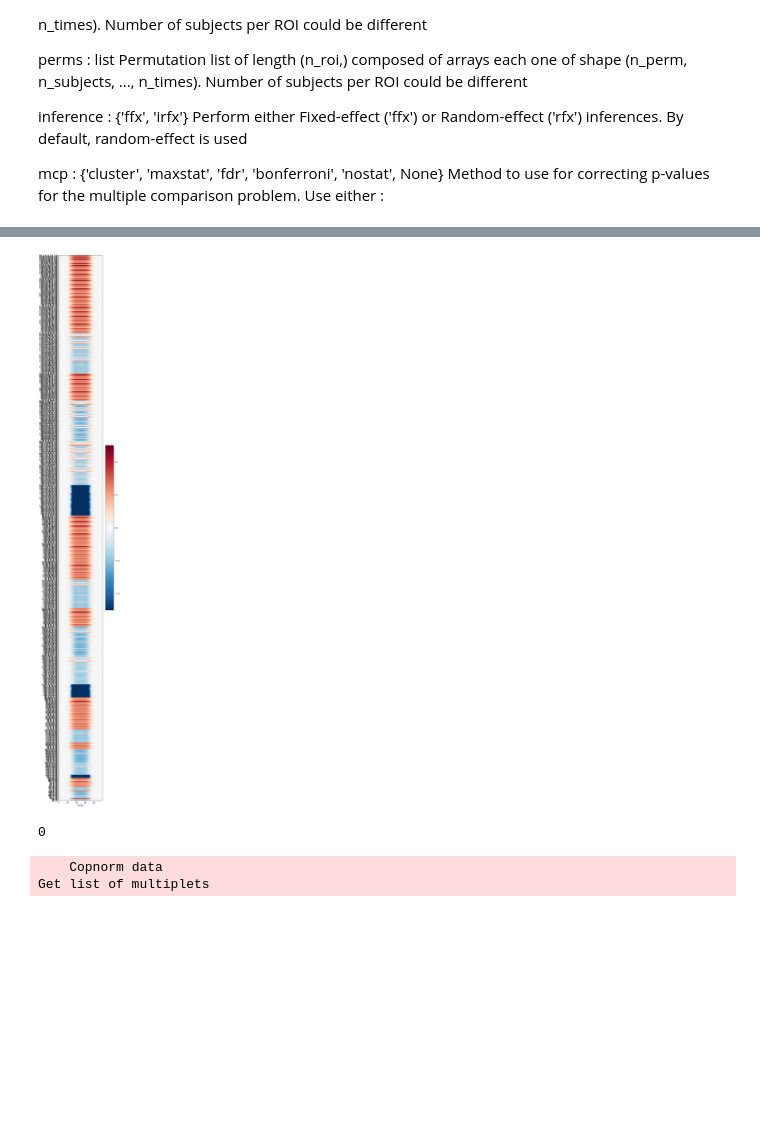
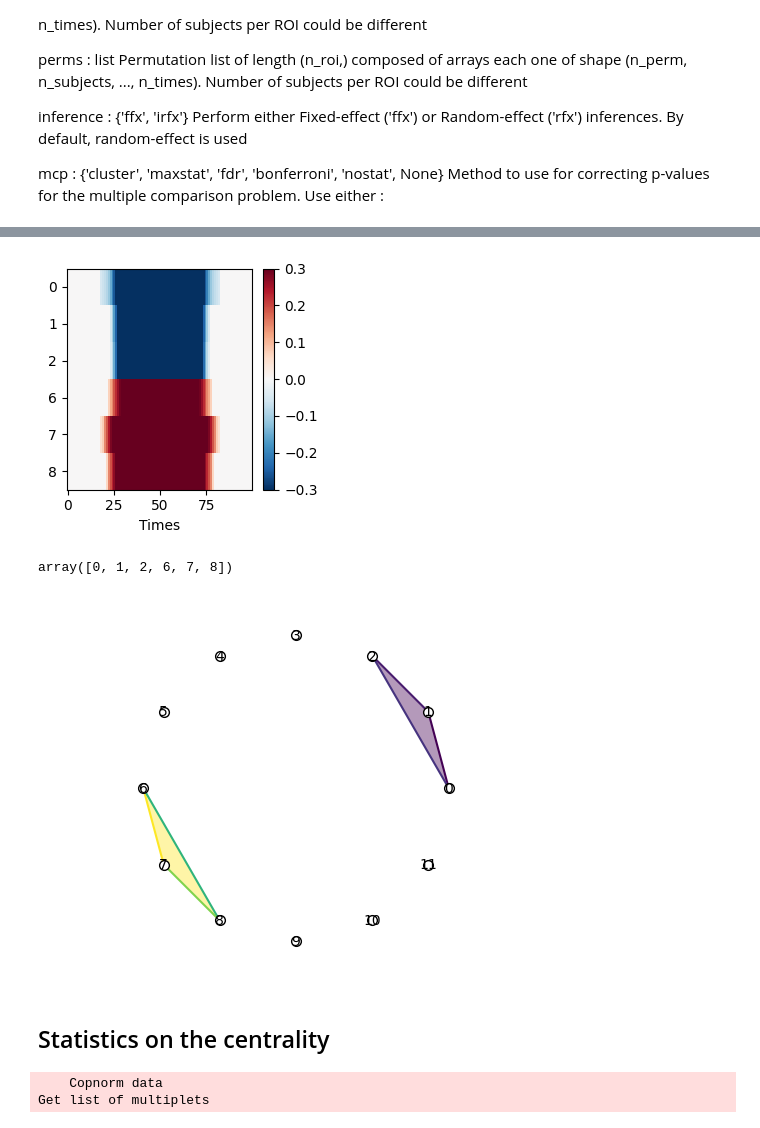
Before and after one commit to brainets/acrho, a Jupyter notebook: notebooks/multivariate_gaussian.ipynb, the cells around one changed output, grey strips where cells are left out. Saved outputs shown, nothing was run; the diff lists cells and outputs as text; code cells hidden in the pictures; blank space fills up the shorter version.

```diff
--- a/notebooks/multivariate_gaussian.ipynb
+++ b/notebooks/multivariate_gaussian.ipynb
@@ -13,11 +13,14 @@ import numpy as np
 from numpy import random
 import hoi
 import matplotlib.pyplot as plt
-
+import xgi
 from frites.utils import parallel_func
 
+path_results='/home/INT/neri.m/results/'
+path_figures='/home/INT/neri.m/figures/'
 
-from utils import oinfo_min, goinfo_create_fit, goinfo_create_fit_correction
+
+from utils import oinfo_min, goinfo_create_fit, goinfo_create_fit_correction, task_oinfo_create_fit_correction, centrality_nodes, centrality_create_fit_correction
 # %%
 
 #the target variable can be multivariate
@@ -60,0 +82,2 @@ data_features = np.broadcast_to(data[:,:,np.newaxis], (n_samples, n_features, n_
+# %%
+cen_result=centrality_create_fit_correction(data_features, target.T, minsize=2, maxsize=4)
@@ -228,19 +317,24 @@ Definition of a non-parametric statistical workflow
+# %%
+pv = np.load( path_results+'pvalues_simulations.npy', allow_pickle=True)
+tv = np.load( path_results+'tvalues_simulations.npy', allow_pickle=True)
+goinfo = np.load(path_results+'results_correct_simulations.npy', allow_pickle=True)
 # %%
+vmax=0.3
+vmin= -vmax
 p_values1=np.where(pv.T<0.003,1,0)
-
-plt.figure(figsize=(5,50))
-index=np.where(np.sum(np.abs(goinfo*p_values1), axis=1)>0)[0]
-plt.pcolormesh(
-    variables, np.array(list_multiplets)[index], goinfo[index, :], cmap='RdBu_r', vmin=vmin, vmax=vmax
-)
-
+index=np.where(np.sum(np.abs(cen_result*p_values1), axis=1)>0)[0]
+plt.figure(figsize=(3,3))
+plt.imshow((cen_result*p_values1)[index,:], aspect='auto', cmap='RdBu_r',interpolation='none', vmin=vmin, vmax=vmax)
+plt.yticks(np.arange(6), np.arange(12)[index])
+plt.xlabel('Times')
 plt.colorbar()
-plt.xlabel('Times')
+plt.tight_layout()
+plt.savefig(path_figures+'results_sim_cen_nodextime.png', dpi=600)
 plt.show()
 plt.close()
 # %% [output]
-[figure, old version]
+[figure, new version]
-# %%
-len(index)
-# %% [output]
-0
+# %%
+index
+# %% [output]
+array([0, 1, 2, 6, 7, 8])
@@ -247,3 +350,16 @@ len(index)
+# %%
+ax, _ = xgi.draw(weighted_hypergraph_to_plot,
+                 node_labels=node_label,
+                 node_size=
+                 pos={i:[np.cos(x), np.sin(x)] for i, x in enumerate(np.arange(0,2*np.pi, 2*np.pi/12))},
+                 dyad_color=aa[:-2],
+                 dyad_color_cmap='viridis',
+                 edge_fc=aa[-2:],
+                 edge_fc_cmap='viridis')
+# %% [output]
+[figure, added]
+# %% [markdown]
+## Statistics on the centrality
 # %%
 n_perm=500
 
```
Also changed, not shown: parts of 26 cells of this notebook, 6 other files.
